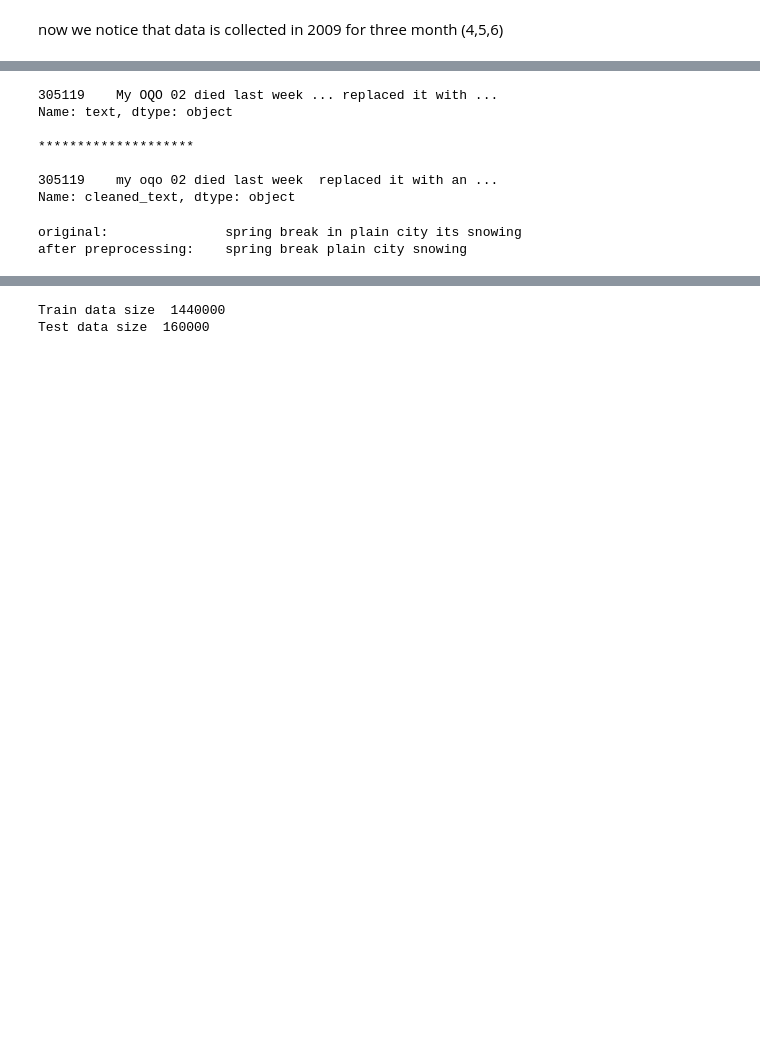
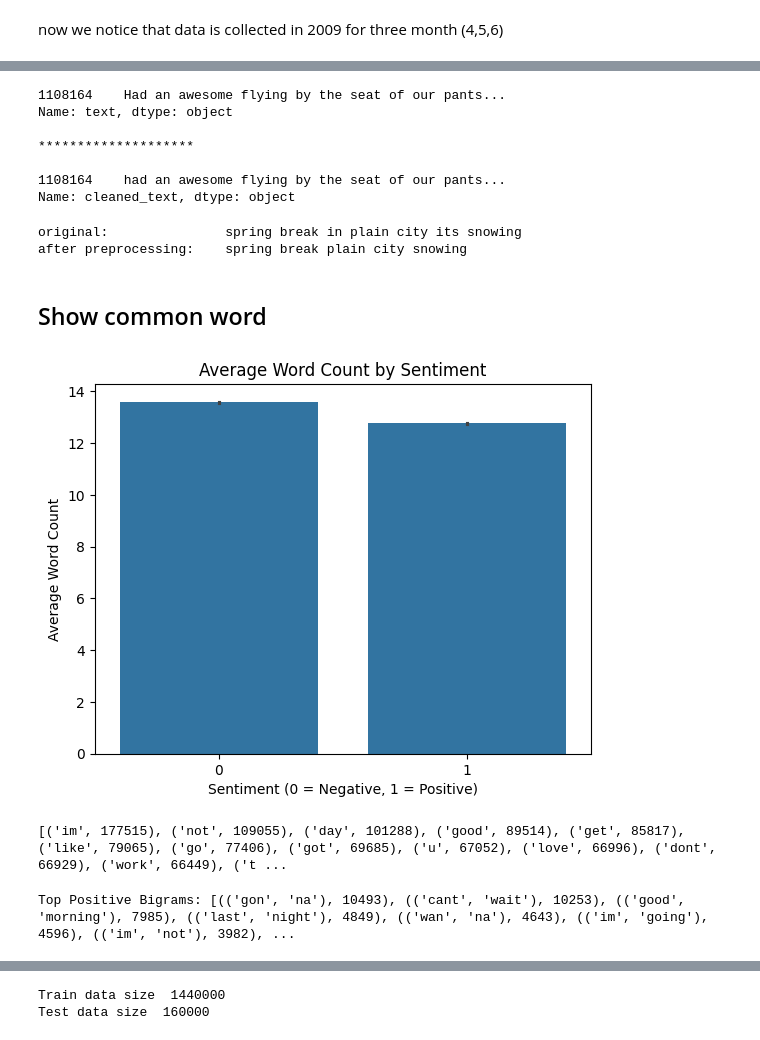
Before and after one commit to basel5621/Sentiment-Analysis-with-Sentiment140, a Jupyter notebook: Exploration_and_Preprocessing.ipynb, the cells around one changed output, grey strips where cells are left out. Cells and saved outputs as stored; diff of their text form; code cells hidden in the pictures; blank space fills up the shorter version.

```diff
--- a/Exploration_and_Preprocessing.ipynb
+++ b/Exploration_and_Preprocessing.ipynb
@@ -148,15 +197,15 @@ df.head()
 # %%
-sample=df.sample(1)
+
 print(sample['text'])
 print('\n' + '*' * 20 + '\n')
 print(sample['cleaned_text'])
 # %% [output]
-305119    My OQO 02 died last week ... replaced it with ...
+1108164    Had an awesome flying by the seat of our pants...
 Name: text, dtype: object
 
 ********************
 
-305119    my oqo 02 died last week  replaced it with an ...
+1108164    had an awesome flying by the seat of our pants...
 Name: cleaned_text, dtype: object
 # %%
 stop_words=stopwords.words('english')
@@ -177,3 +226,50 @@ original:               spring break in plain city its snowing
 after preprocessing:    spring break plain city snowing
 # %%
 df['cleaned_text']=df['cleaned_text'].apply(pre_processing)
+# %% [markdown]
+## Show common word
+# %%
+# Add a new column for word count in each tweet
+df['word_count'] = df['text'].apply(lambda x: len(x.split()))
+
+# Plot average word count by sentiment
+sns.barplot(x='label', y='word_count', data=df)
+plt.title('Average Word Count by Sentiment')
+plt.xlabel('Sentiment (0 = Negative, 1 = Positive)')
+plt.ylabel('Average Word Count')
+plt.show()
+# %% [output]
+[figure, added]
+# %%
+from collections import Counter
+# Tokenize tweets into words
+all_words = nltk.word_tokenize(' '.join(df['cleaned_text']))
+
+# Find the most common words
+word_freq = Counter(all_words)
+common_words = word_freq.most_common(20)
+print(common_words)
+# %% [output]
+[('im', 177515), ('not', 109055), ('day', 101288), ('good', 89514), ('get', 85817), ('like', 79065), ('go', 77406), ('got', 69685), ('u', 67052), ('love', 66996), ('dont', 66929), ('work', 66449), ('t ...
+# %%
+from nltk import ngrams
+
+positive_tweets = df[df['label'] == 1]['cleaned_text']
+negative_tweets = df[df['label'] == 0]['cleaned_text']
+
+# Define a function to get the top N bigrams
+def get_top_ngrams(corpus, n=2, top_n=10):
+    ngram_list = []
+    for sentence in corpus:
+        tokens = nltk.word_tokenize(sentence)
+        ngrams_list = list(ngrams(tokens, n))
+        ngram_list.extend(ngrams_list)
+
+    ngram_freq = Counter(ngram_list)
+    return ngram_freq.most_common(top_n)
+
+# Get top bigrams in positive tweets
+positive_bigrams = get_top_ngrams(positive_tweets, n=2)
+print("Top Positive Bigrams:", positive_bigrams)
+# %% [output]
+Top Positive Bigrams: [(('gon', 'na'), 10493), (('cant', 'wait'), 10253), (('good', 'morning'), 7985), (('last', 'night'), 4849), (('wan', 'na'), 4643), (('im', 'going'), 4596), (('im', 'not'), 3982), ...
```
Also changed, not shown: parts of 40 cells of this notebook.
